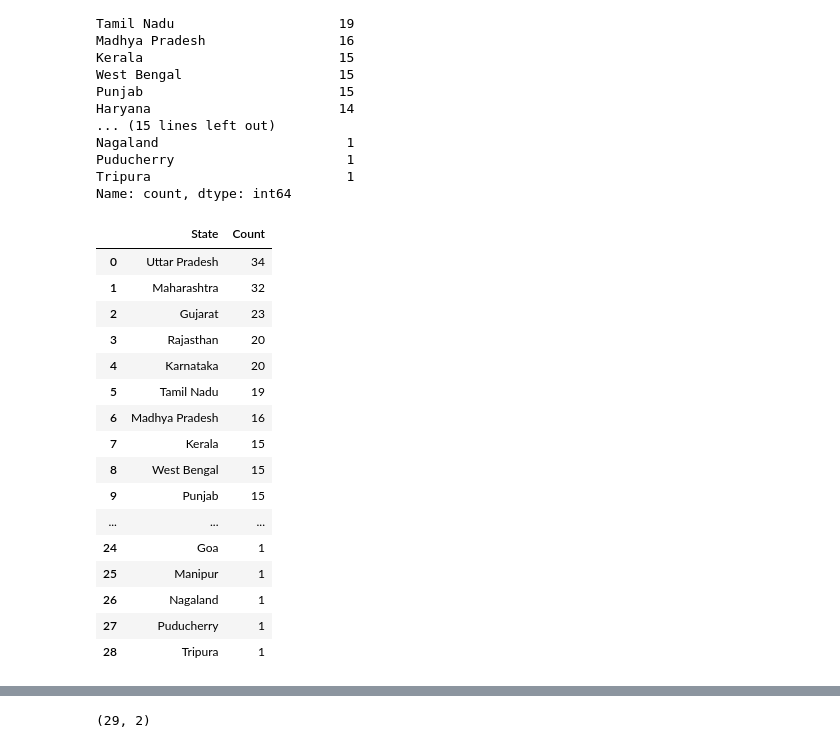
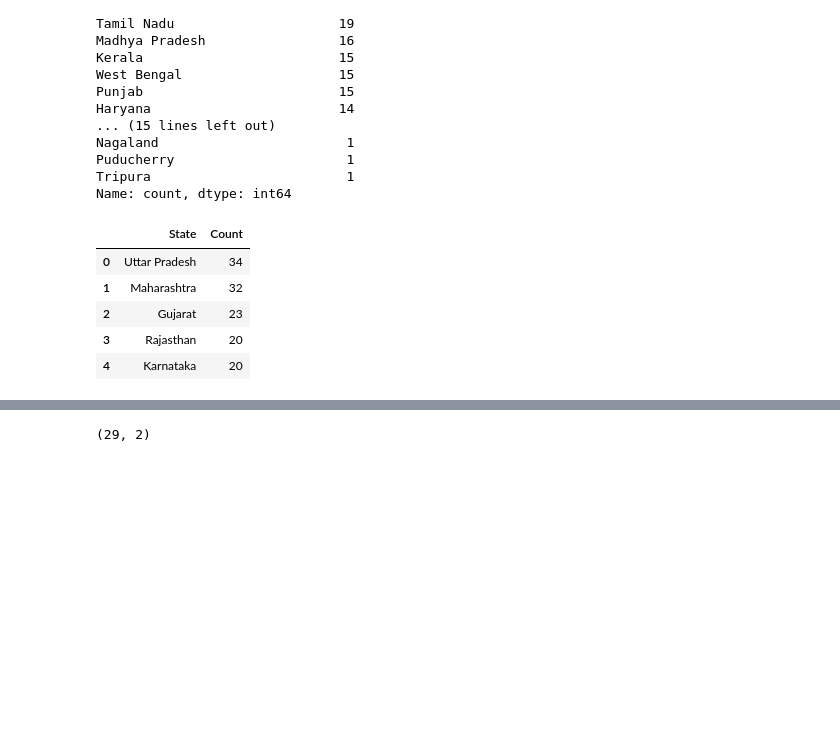
Before and after one commit to dhirajmahato/Data_Engineering_module, a Jupyter notebook: Transform.ipynb, the cells around one changed output, grey strips where cells are left out. Cells and saved outputs as stored; diff of their text form; code cells hidden in the pictures; blank space fills up the shorter version.

```diff
--- a/Transform.ipynb
+++ b/Transform.ipynb
@@ -216,23 +153,12 @@ Name: count, dtype: int64
 # %%
 state_df = states_freq.to_frame()
 state_df.reset_index(level=0, inplace=True)
 state_df.columns = ['State', 'Count']
-state_df
+state_df.head()
 # %% [output]
 |  | State | Count |
 | 0 | Uttar Pradesh | 34 |
 | 1 | Maharashtra | 32 |
 | 2 | Gujarat | 23 |
 | 3 | Rajasthan | 20 |
 | 4 | Karnataka | 20 |
-| 5 | Tamil Nadu | 19 |
-| 6 | Madhya Pradesh | 16 |
-| 7 | Kerala | 15 |
-| 8 | West Bengal | 15 |
-| 9 | Punjab | 15 |
-| ... | ... | ... |
-| 24 | Goa | 1 |
-| 25 | Manipur | 1 |
-| 26 | Nagaland | 1 |
-| 27 | Puducherry | 1 |
-| 28 | Tripura | 1 |
```
Also changed, not shown: parts of 27 cells of this notebook.
